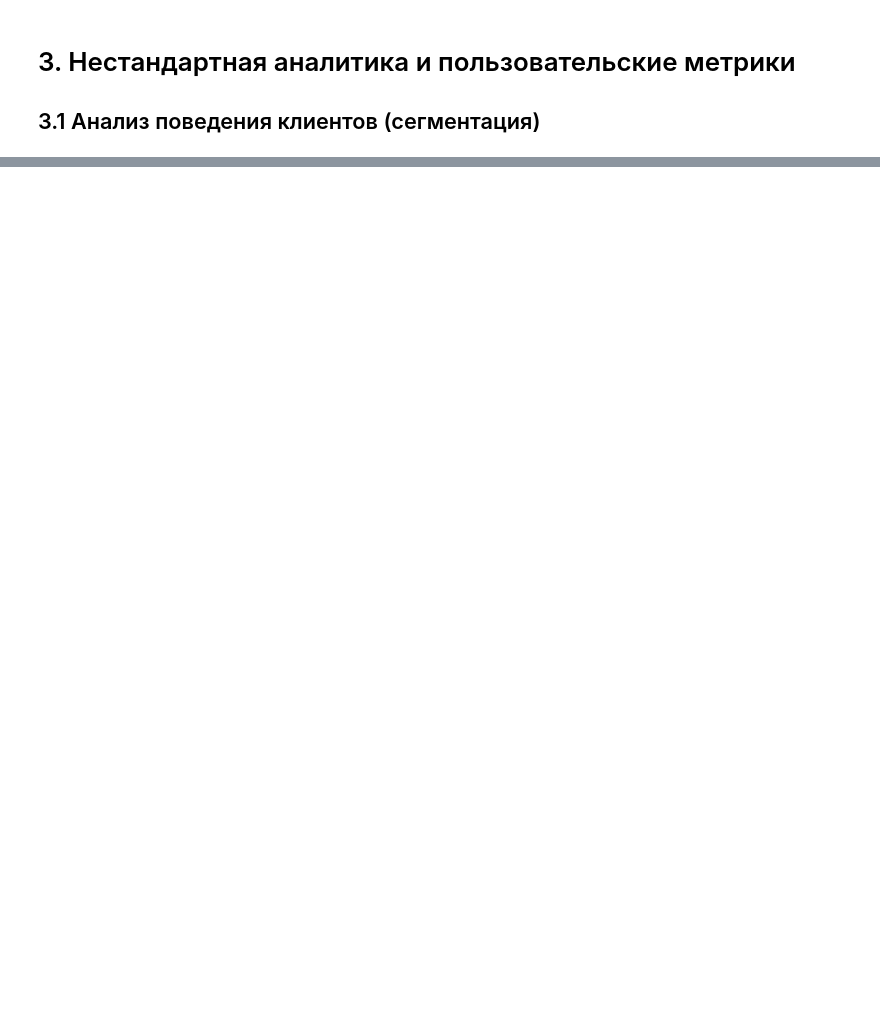
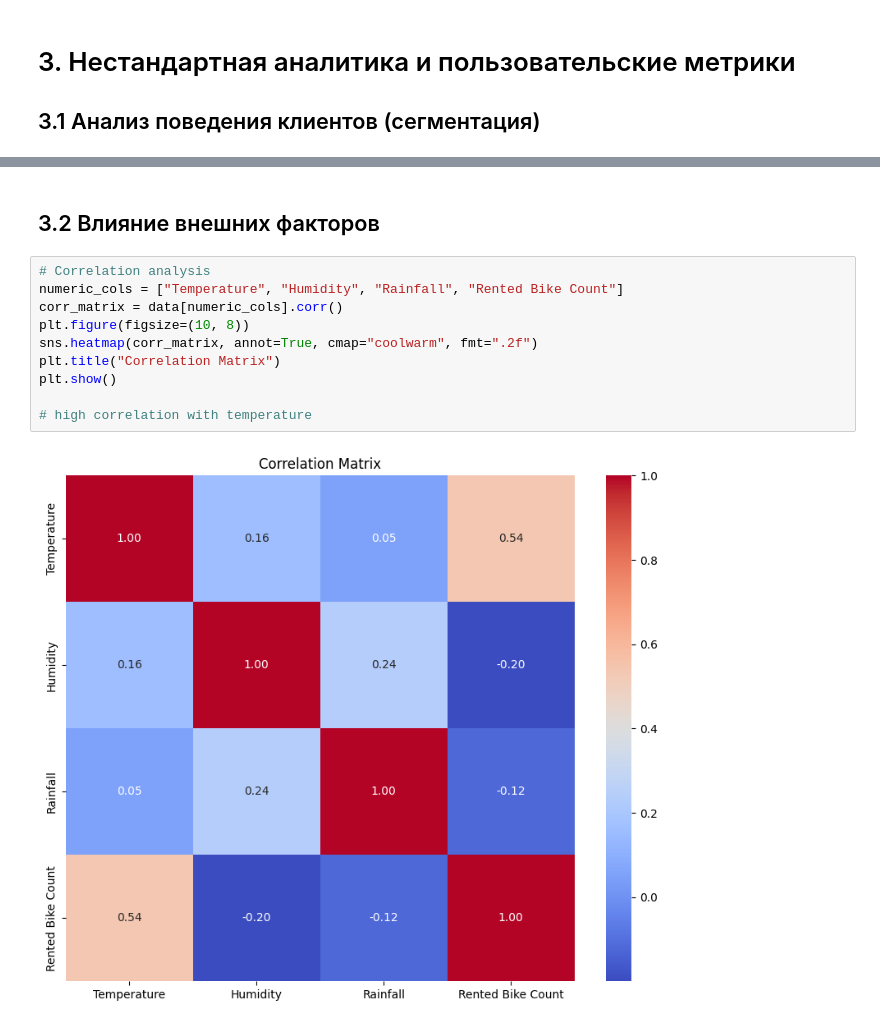
Before and after one commit to EZHOWWW/plab2, a Jupyter notebook: lab.ipynb, the cells around one changed output, grey strips where cells are left out. Drawn from its saved outputs; the diff is of its cells as text; blank space fills up the shorter version.

```diff
--- a/lab.ipynb
+++ b/lab.ipynb
@@ -384,0 +444,14 @@ users_data
+# %% [markdown]
+## 3.2 Влияние внешних факторов
+# %%
+# Correlation analysis
+numeric_cols = ["Temperature", "Humidity", "Rainfall", "Rented Bike Count"]
+corr_matrix = data[numeric_cols].corr()
+plt.figure(figsize=(10, 8))
+sns.heatmap(corr_matrix, annot=True, cmap="coolwarm", fmt=".2f")
+plt.title("Correlation Matrix")
+plt.show()
+
+# high correlation with temperature
+# %% [output]
+[figure, added]
```
Also changed, not shown: parts of 12 cells of this notebook.
